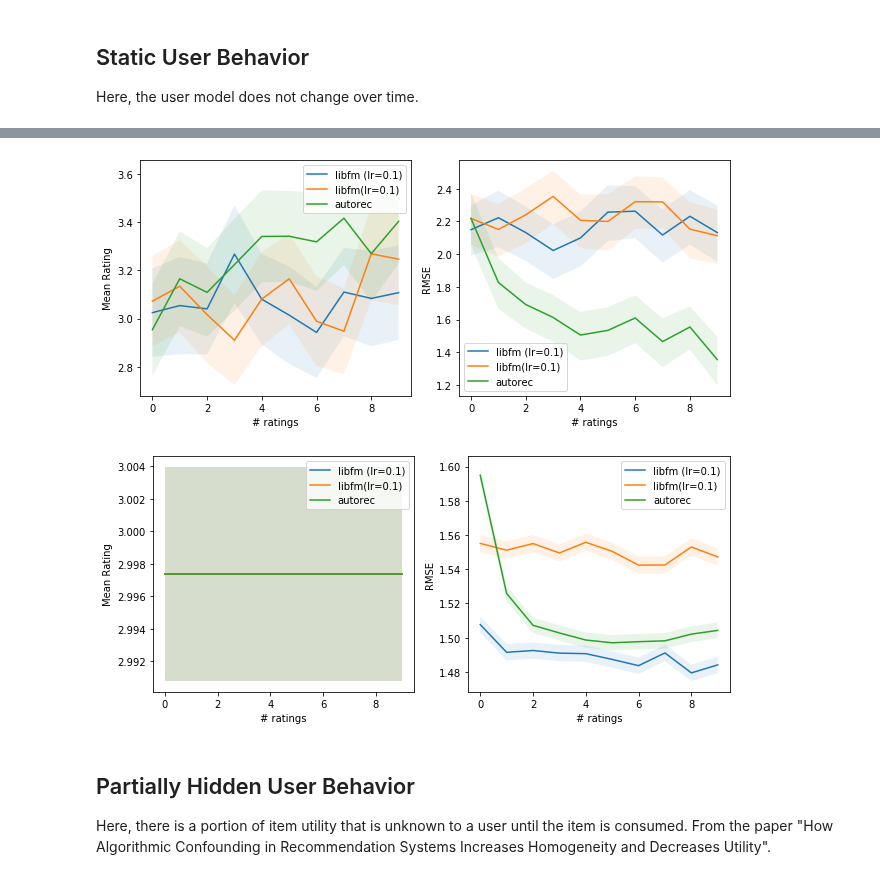
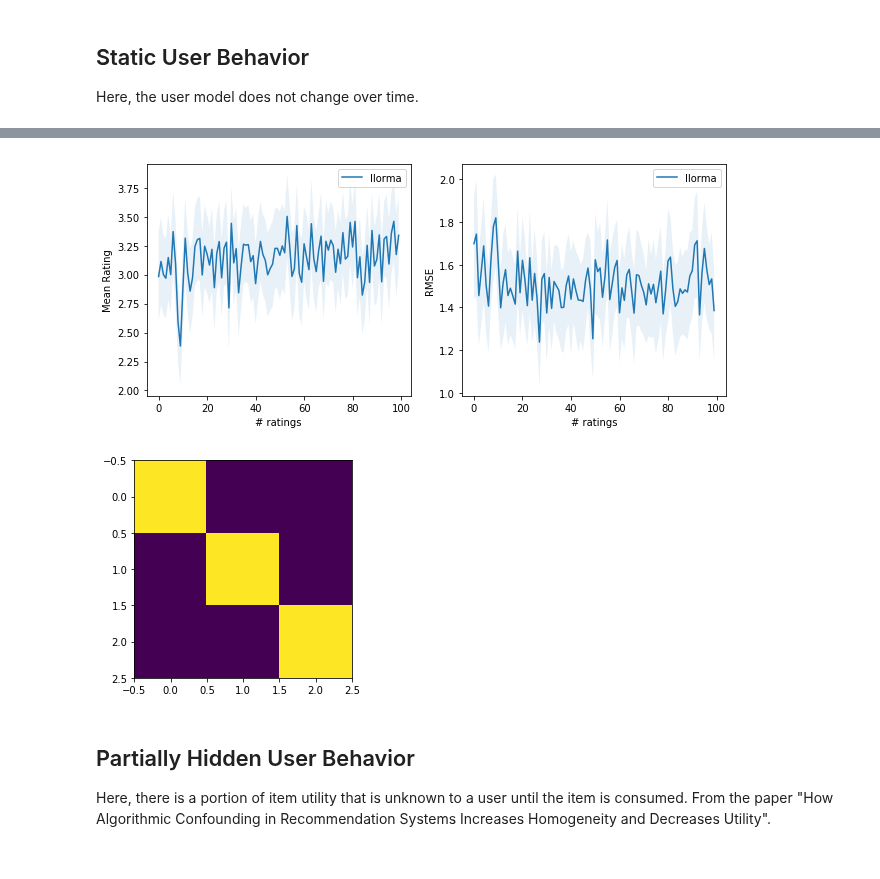
Before and after one commit to berkeley-reclab/RecLab, a Jupyter notebook: experiments/comparison.ipynb, the cells around one changed output, grey strips where cells are left out. Cells and saved outputs as stored; diff of their text form; code cells hidden in the pictures.

```diff
--- a/experiments/comparison.ipynb
+++ b/experiments/comparison.ipynb
@@ -65,24 +30,26 @@ recommenders = [
+# %%
+## Key Parameters across all settings
+expdirname = 'dynamic_user_static_rec'
+
+topics = True
+
+num_users = 100
+num_items = 170
+num_ratings = 1000
+env_params = {
+    'num_users': num_users,
+    'num_items': num_itmes,
+    'rating_frequency': 0.2,
+    'num_init_ratings': num_ratings,
+}
+
+exp_params = {
+    'n_trials': 10,
+    'len_trial': 20,
+    'SEED': 24532,
+}
+num_init_ratings = 1000
 # %% [markdown]
 ## Static User Behavior
 
 Here, the user model does not change over time.
-# %%
-if topics:
-    params = {'num_topics': 10}
-    env = Topics(num_users=num_users,
-                 num_items=num_items,
-                 rating_frequency=rating_frequency,
-                 num_topics=10)
-else:
-    params = {'latent_dim': 8}
-    env = LatentFactorBehavior(**params, **env_params)
-environment_names = ['topics_static']
-ratings, preds, dense_ratings, dense_preds = run_env_experiment(environments=[env],
-                                                                recommenders=recommenders,
-                                                                trial_seeds=trial_seeds,
-                                                                len_trial=5,
-                                                                environment_names=environment_names,
-                                                                recommender_names=recommender_names,
-                                                                bucket_name=bucket_name,
-                                                                data_dir=data_dir,
-                                                                overwrite=False)
@@ -106,9 +136,13 @@ Loading past results from S3.
 # %%
-plot_ratings_mses(ratings[0], preds[0], recommender_names)
-plot_ratings_mses(dense_ratings[0], dense_preds[0], recommender_names)
+plot_ratings_mses(ratings[0], preds[0], ['llorma'])
 # %% [output]
-[figure, old version]
+[figure, new version]
-[figure, removed]
+# %%
+m = np.eye(3)
+plt.imshow(m)
+plt.show()
+# %% [output]
+[figure, added]
 # %% [markdown]
 ## Partially Hidden User Behavior
 
```
Also changed, not shown: parts of 15 cells of this notebook.
